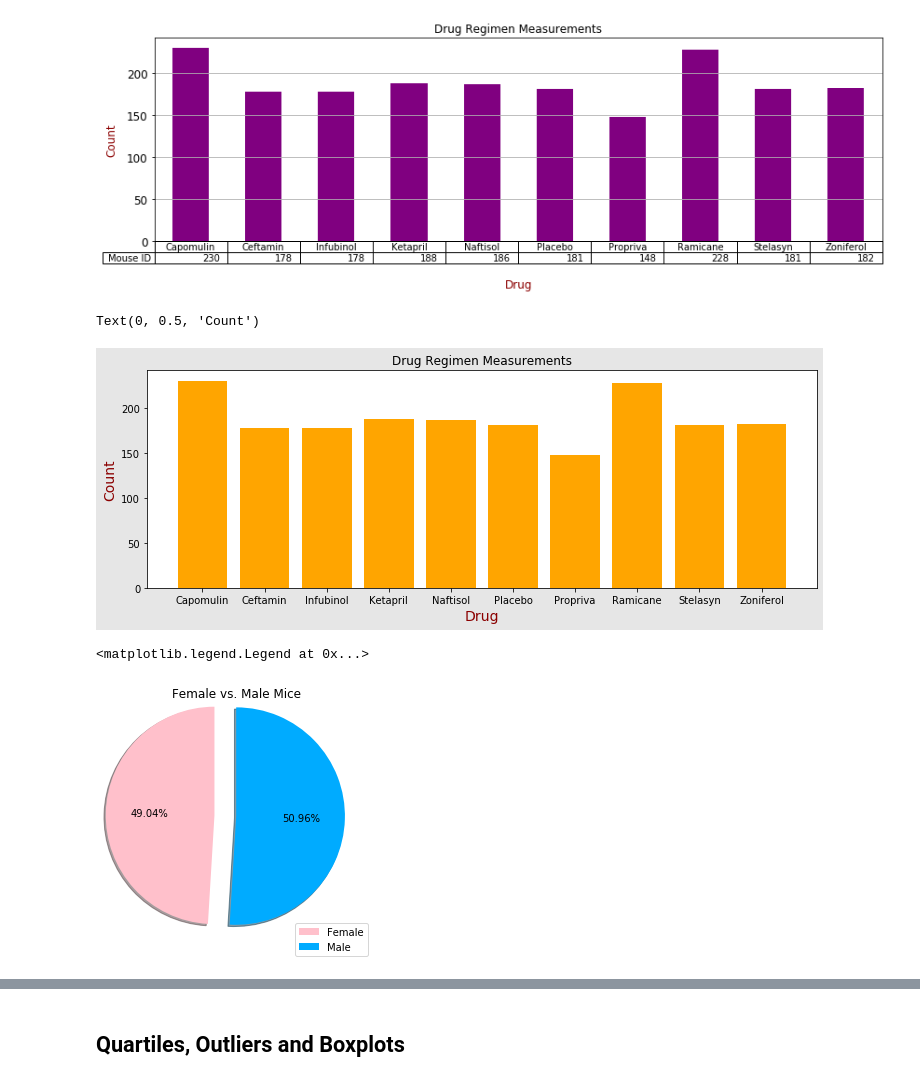
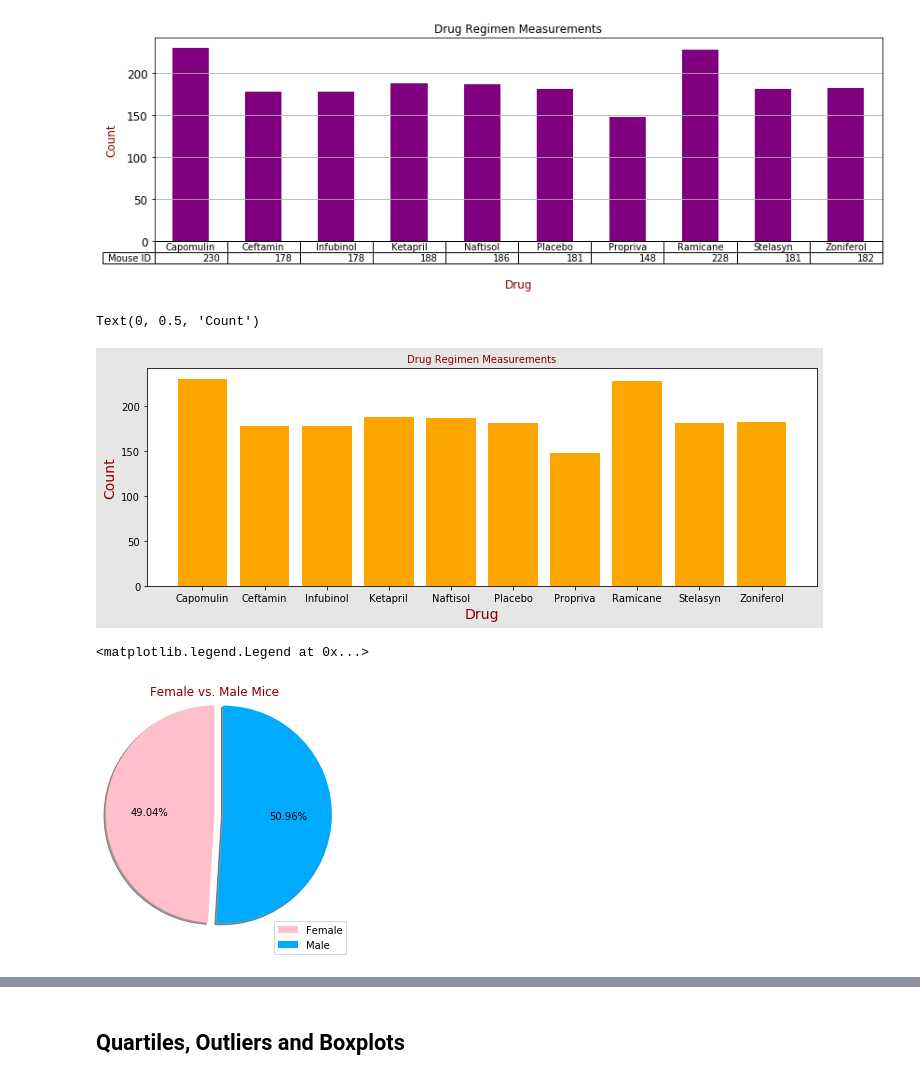
Before and after one commit to manny-p/matplotlib-challenge, a Jupyter notebook: Pymaceuticals/pymaceuticals_starter.ipynb, the cells around one changed output, grey strips where cells are left out. Cells and saved outputs as stored; diff of their text form; code cells hidden in the pictures.

Commit message:
Add pie plot with pyplot

```diff
--- a/Pymaceuticals/pymaceuticals_starter.ipynb
+++ b/Pymaceuticals/pymaceuticals_starter.ipynb
@@ -240,41 +240,38 @@ y = 'Count'
 
 plt.figure(figsize=(12,4), facecolor='.9')
 plt.bar(df_summary.index.to_list(), df_measurements.to_list(), color='orange')
-plt.title(title)
+plt.title(title, color='darkred', size=10)
 plt.xlabel(x, color='darkred', size=14)
 plt.ylabel(y, color='darkred', size=14)
 # %% [output]
 Text(0, 0.5, 'Count')
-[figure, old version]
+[figure, new version]
 # %%
 # Generate a pie plot showing the distribution of female versus male mice using pandas
 
 df_gender = pd.DataFrame(df_clean.groupby(['Sex']).count()).reset_index()
 df_gender = df_gender[['Sex','Mouse ID']]
 
 
 df_gender.plot(
                 kind='pie',
                 labels=df_gender['Sex'],
                 labeldistance=None,
                 y = 'Mouse ID',
                 autopct='%1.2f%%',
                 legend = True,
                 colors = ['pink', '#00abff'],
-                explode = [.25,0],
+                explode = [0,.1],
                 radius=1.25,
                 figsize=(8, 4),
                 startangle=90,
                 shadow=True
               )
 
-
-labels=['','','',''],
-
-plt.title('Female vs. Male Mice', pad=10)
+plt.title('Female vs. Male Mice', pad=10, color='darkred')
 plt.ylabel('')
 # plt.legend(loc="lower right")
 plt.legend(bbox_to_anchor=(.75,0), loc="lower right", bbox_transform=plt.gcf().transFigure)
 # %% [output]
 <matplotlib.legend.Legend at 0x...>
-[figure, old version]
+[figure, new version]
```
Also changed, not shown: parts of 2 cells of this notebook.
